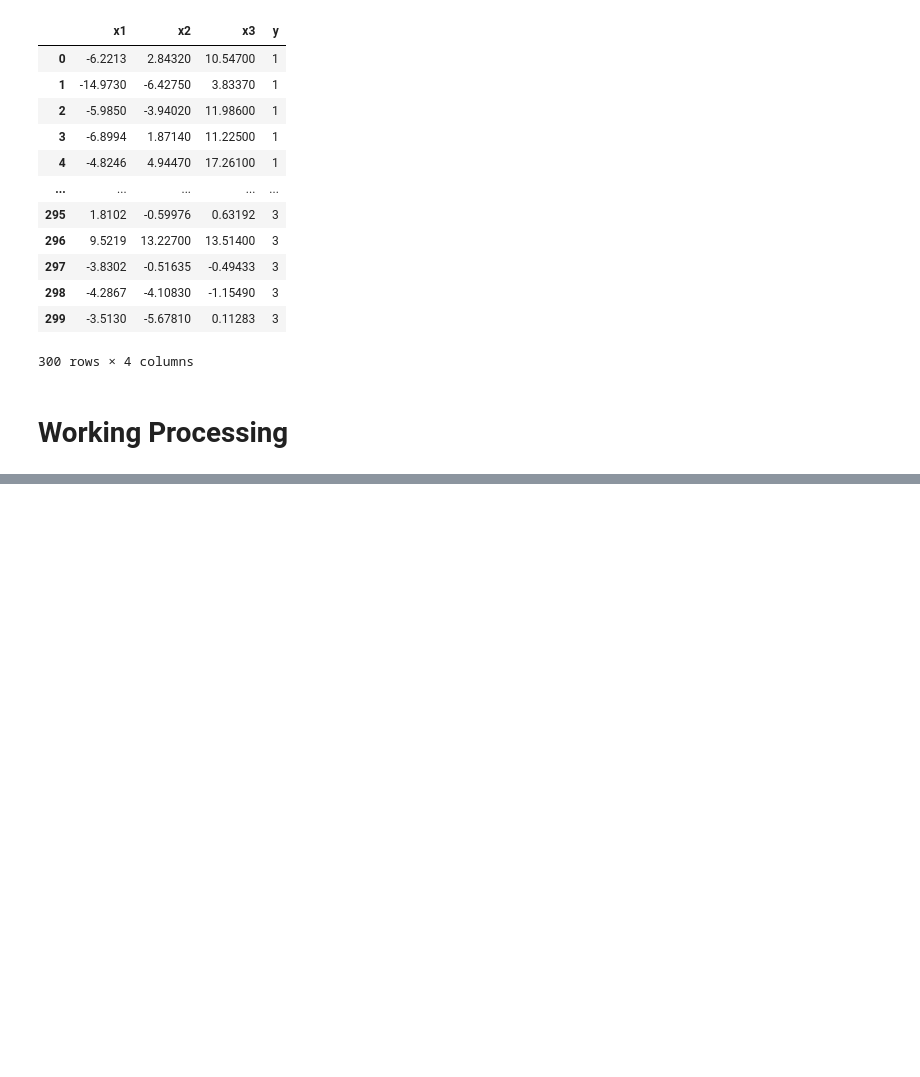
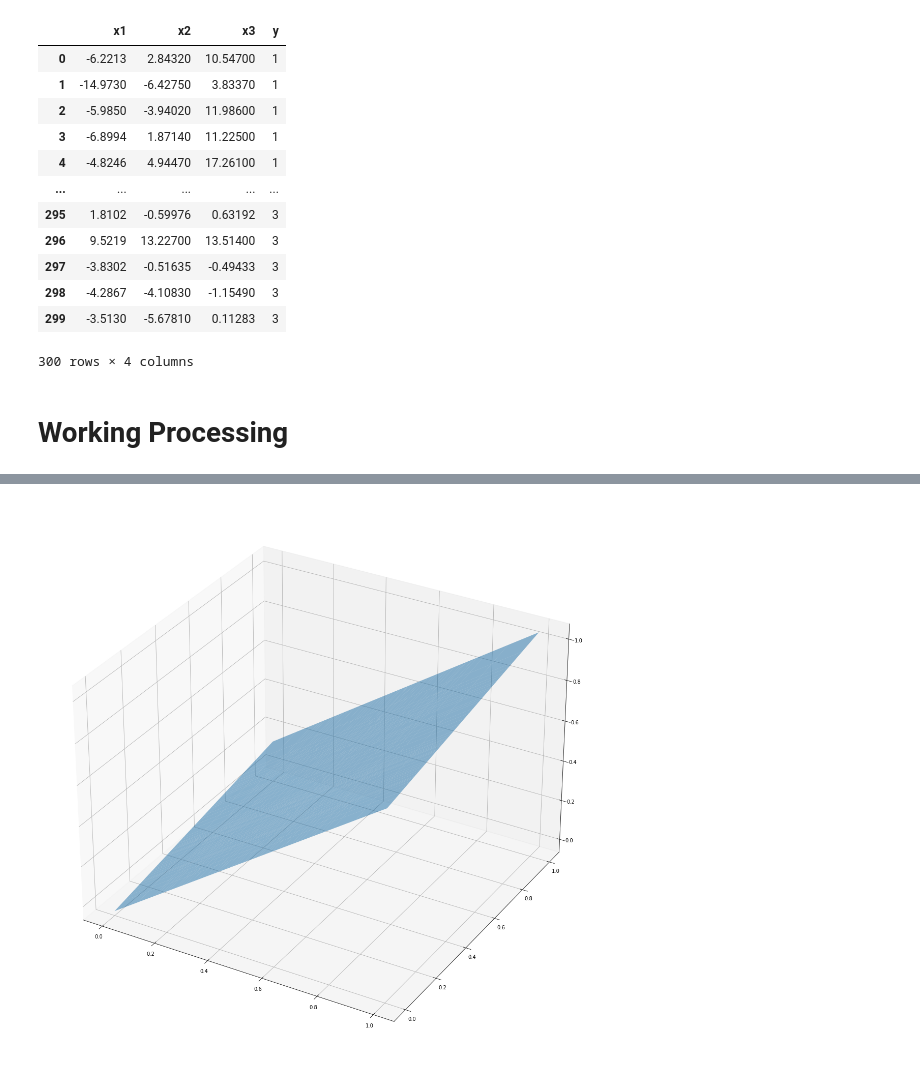
Before and after one commit to Ashirbad-Sarangi/gda, a Jupyter notebook: codes/multi_class_lda.ipynb, the cells around one changed output, grey strips where cells are left out. Drawn from its saved outputs; the diff is of its cells as text; code cells hidden in the pictures; blank space fills up the shorter version.

```diff
--- a/codes/multi_class_lda.ipynb
+++ b/codes/multi_class_lda.ipynb
@@ -211,0 +215,13 @@ array([[ 2.00628248e-01,  1.12292074e-01,  4.51289661e-01,
+# %%
+fig = graph.figure(figsize = (20,20))
+ax = fig.add_subplot(projection='3d')
+
+xx, yy = maths.meshgrid(df_train['x1'].sort_values(), df_train['x2'].sort_values())
+z = -(w_c1_c2[0] * xx + w_c1_c2[1] * yy + w0_c1_c2)/w_c1_c2[2]
+
+# plot the plane
+ax.plot_surface(xx, yy, z, alpha=0.5)
+
+graph.show()
+# %% [output]
+[figure, added]
```
Also changed, not shown: parts of 13 cells of this notebook.
